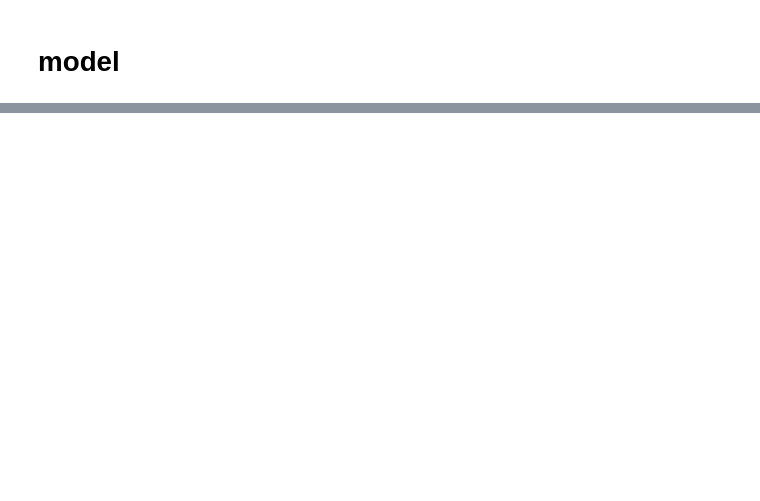
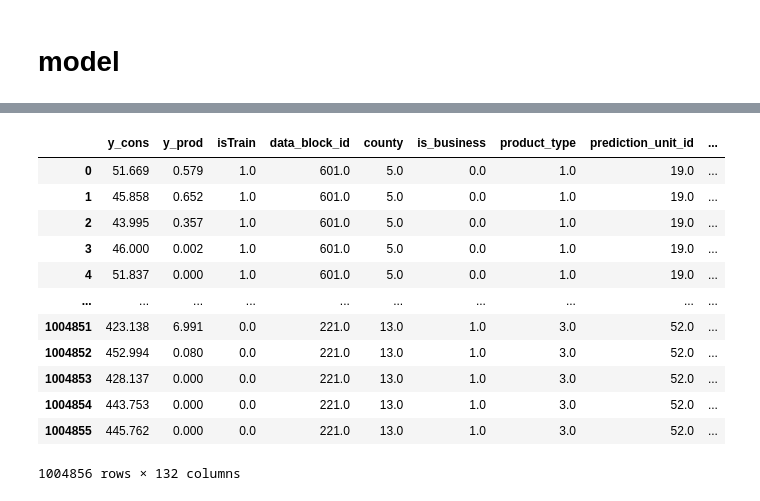
Before and after one commit to matze21/predictEnegyCons, a Jupyter notebook: jupyters/model_architecture_study/time_independent_customer_based.ipynb, the cells around one changed output, grey strips where cells are left out. Drawn from its saved outputs; the diff is of its cells as text; code cells hidden in the pictures; blank space fills up the shorter version.

Commit message:
train first model and reconstruct df with results

```diff
--- a/jupyters/model_architecture_study/time_independent_customer_based.ipynb
+++ b/jupyters/model_architecture_study/time_independent_customer_based.ipynb
@@ -404,0 +494,9 @@ model.summary()
+# %%
+trainSplit = int(targetsArray.shape[0]*0.3)
+X_train = [constValsArray[0:trainSplit,:],ePricesArray[0:trainSplit,:,:],histWeatherArray[0:trainSplit,:,:],predWeatherArray[0:trainSplit,:,:]]
+y_train = targetsArray[0:trainSplit,:]
+y_trainAbs = targetsAbs[0:trainSplit,:]
+
+X_test = [constValsArray[trainSplit:-1,:],ePricesArray[trainSplit:-1,:,:],histWeatherArray[trainSplit:-1,:,:],predWeatherArray[trainSplit:-1,:,:]]
+y_test = targetsArray[trainSplit:-1,:]
+y_testAbs = targetsAbs[trainSplit:-1,:]
@@ -404,0 +581,7 @@ model.summary()
+# %%
+model = models.Model(inputs=[constant_inputs,ePrices_inputs, weatherHist_input, weatherPred_inputs], outputs=output_layer)
+
+# Compile the model with an appropriate loss function and optimizer
+model.compile(optimizer='adam', loss='mae', metrics=['mae','mse'])
+
+history = model.fit(X_train, y_trainAbs, validation_data=(X_test, y_testAbs), epochs=100, batch_size=1000) #batch size = 110 weather station
@@ -404,0 +606,2 @@ model.summary()
+# %%
+history = model.fit(X_train, y_trainAbs, validation_data=(X_test, y_testAbs), epochs=100, batch_size=1000) #batch size = 110 weather station
@@ -404,0 +711,3 @@ model.summary()
+# %%
+X_train = [shuffledArr[0],shuffledArr[1],shuffledArr[2],shuffledArr[3]]
+pred = model.predict(X_train)
@@ -404,0 +716,21 @@ model.summary()
+# %%
+appendedList = []
+for ind in range(0,pred.shape[0]):
+    appendedList.append(pred[i,:,:].reshape(24,2))
+predDf = pd.DataFrame(np.vstack(appendedList), columns=['pred_cons','pred_prod'])
+appendedDf = pd.concat([appendedDf, predDf], axis = 1)
+appendedDf
+# %% [output]
+|  | y_cons | y_prod | isTrain | data_block_id | county | is_business | product_type | prediction_unit_id | ... |
+| 0 | 51.669 | 0.579 | 1.0 | 601.0 | 5.0 | 0.0 | 1.0 | 19.0 | ... |
+| 1 | 45.858 | 0.652 | 1.0 | 601.0 | 5.0 | 0.0 | 1.0 | 19.0 | ... |
+| 2 | 43.995 | 0.357 | 1.0 | 601.0 | 5.0 | 0.0 | 1.0 | 19.0 | ... |
+| 3 | 46.000 | 0.002 | 1.0 | 601.0 | 5.0 | 0.0 | 1.0 | 19.0 | ... |
+| 4 | 51.837 | 0.000 | 1.0 | 601.0 | 5.0 | 0.0 | 1.0 | 19.0 | ... |
+| ... | ... | ... | ... | ... | ... | ... | ... | ... | ... |
+| 1004851 | 423.138 | 6.991 | 0.0 | 221.0 | 13.0 | 1.0 | 3.0 | 52.0 | ... |
+| 1004852 | 452.994 | 0.080 | 0.0 | 221.0 | 13.0 | 1.0 | 3.0 | 52.0 | ... |
+| 1004853 | 428.137 | 0.000 | 0.0 | 221.0 | 13.0 | 1.0 | 3.0 | 52.0 | ... |
+| 1004854 | 443.753 | 0.000 | 0.0 | 221.0 | 13.0 | 1.0 | 3.0 | 52.0 | ... |
+| 1004855 | 445.762 | 0.000 | 0.0 | 221.0 | 13.0 | 1.0 | 3.0 | 52.0 | ... |
+1004856 rows × 132 columns
```
Also changed, not shown: parts of 43 cells of this notebook.
